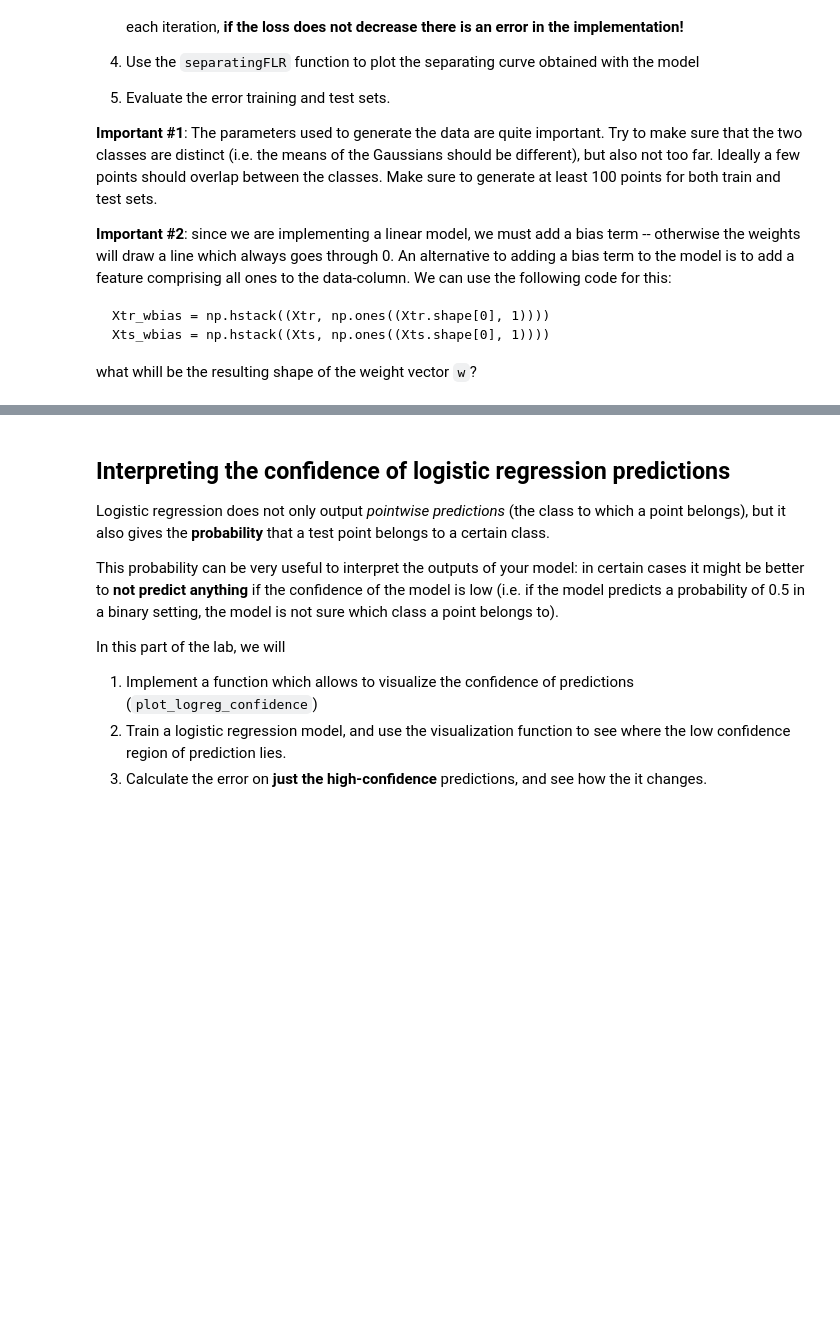
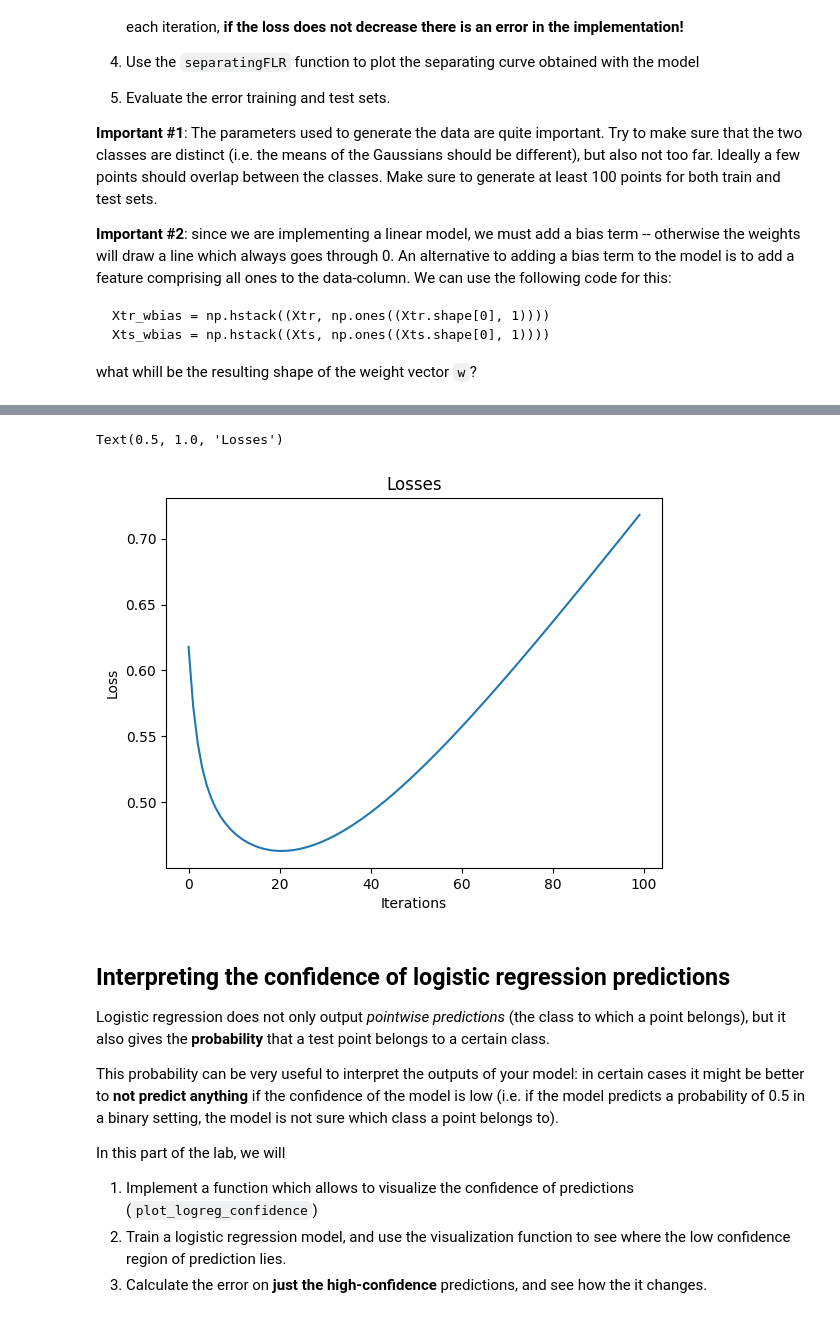
Before and after one commit to girofex/Machine-Learning-Algorithms, a Jupyter notebook: Lab4_LogisticRegression.ipynb, the cells around one changed output, grey strips where cells are left out. Cells and saved outputs as stored; diff of their text form; code cells hidden in the pictures; blank space fills up the shorter version.

```diff
--- a/Lab4_LogisticRegression.ipynb
+++ b/Lab4_LogisticRegression.ipynb
@@ -147,8 +147,13 @@ def train_logreg_gd(Xtr, Ytr, reg_par, maxiter=100):
     while j < maxiter and abs(loss - loss_old) >= epsilon:
         loss_old = loss
 
-        w = w - gamma * (...)
-        loss = ...
+        #y_pred = 1 / (1 + np.exp(- (Xtr @ w) ))
+        #gradient = (Xtr.transpose() @ (y_pred - Ytr)) / n + 2 * reg_par * w
+        y_pred = -Ytr / (1 + np.exp(Ytr * (Xtr @ w)))
+        gradient = Xtr.transpose() @ y_pred + 2*reg_par*w
+
+        w = w - gamma * (1/n * gradient)
+        loss = np.array([1/n * np.sum(np.log(1 + np.exp(-Ytr * (Xtr @ w)))) + reg_par * np.linalg.norm(w)**2])
         training_losses[j] = loss[0]
         j = j + 1
     return w, training_losses[:j]
@@ -228,2 +234,16 @@ ax1.scatter(Xts[:,0], Xts[:,1], s=70, c=Yts, alpha=0.8)
+# %%
+# TODO: Plot the losses
+reg_par = 0.1
+gamma = optimal_gd_learning_rate(Xtr, reg_par)
+w, losses = train_logreg_gd(Xtr_wbias, Ytr, reg_par, maxiter=100)
+
+plt.figure()
+plt.plot(losses)
+plt.xlabel("Iterations")
+plt.ylabel("Loss")
+plt.title("Losses")
+# %% [output]
+Text(0.5, 1.0, 'Losses')
+[figure, added]
 # %%
 # TODO: Plot the separating curve (on the test set)
```
Also changed, not shown: parts of 4 cells of this notebook.
